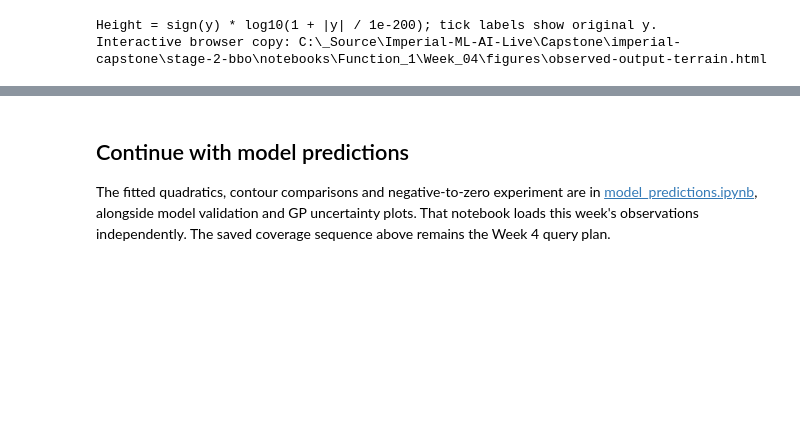
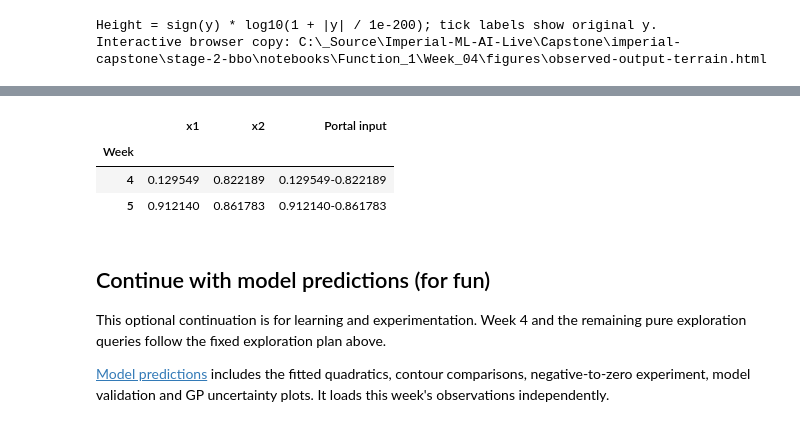
Before and after one commit to AnthonyPWatts/imperial-capstone, a Jupyter notebook: stage-2-bbo/notebooks/Function_1/Week_04/exploration.ipynb, the cells around one changed output, grey strips where cells are left out. Saved outputs shown, nothing was run; the diff lists cells and outputs as text; code cells hidden in the pictures; blank space fills up the shorter version.

```diff
--- a/stage-2-bbo/notebooks/Function_1/Week_04/exploration.ipynb
+++ b/stage-2-bbo/notebooks/Function_1/Week_04/exploration.ipynb
@@ -185,5 +156,0 @@ plot_coverage_comparison(
-# %%
-# Restate the remaining submissions in their saved order.
-for week, point in enumerate(coverage_queries.to_numpy(), start=4):
-    portal_input = "-".join(f"{value:.6f}" for value in point)
-    print(f"Week {week}: {portal_input}")
@@ -222,6 +208,25 @@ Interactive browser copy: C:\_Source\Imperial-ML-AI-Live\Capstone\imperial-capst
+# %%
+# Copy the portal-ready input from the row for the required week.
+remaining_queries = coverage_queries.copy()
+remaining_queries.index = pd.Index(
+    range(current_week, current_week + len(remaining_queries)), name="Week",
+)
+remaining_queries["Portal input"] = [
+    "-".join(f"{value:.6f}" for value in point)
+    for point in coverage_queries.to_numpy()
+]
+remaining_queries.style.format({column: "{:.6f}" for column in input_columns})
+# %% [output]
+|  | x1 | x2 | Portal input |
+| Week |  |  |  |
+| 4 | 0.129549 | 0.822189 | 0.129549-0.822189 |
+| 5 | 0.912140 | 0.861783 | 0.912140-0.861783 |
 # %% [markdown]
-## Continue with model predictions
+## Continue with model predictions (for fun)
 
-The fitted quadratics, contour comparisons and negative-to-zero experiment are in
-[model_predictions.ipynb](model_predictions.ipynb), alongside model validation and GP uncertainty plots.
-That notebook loads this week's observations independently. The saved coverage sequence above remains the Week 4 query plan.
+This optional continuation is for learning and experimentation. Week 4 and the remaining
+pure exploration queries follow the fixed exploration plan above.
+
+[Model predictions](model_predictions.ipynb) includes the fitted quadratics, contour comparisons,
+negative-to-zero experiment, model validation and GP uncertainty plots. It loads this week's
+observations independently.
```
Also changed, not shown: parts of 16 cells of this notebook, 30 other files.
